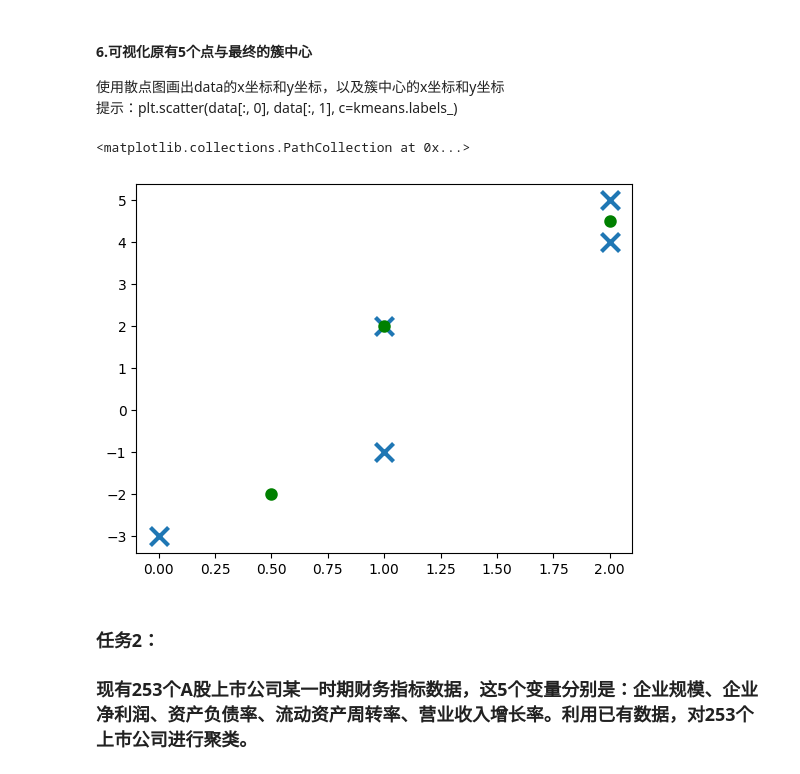
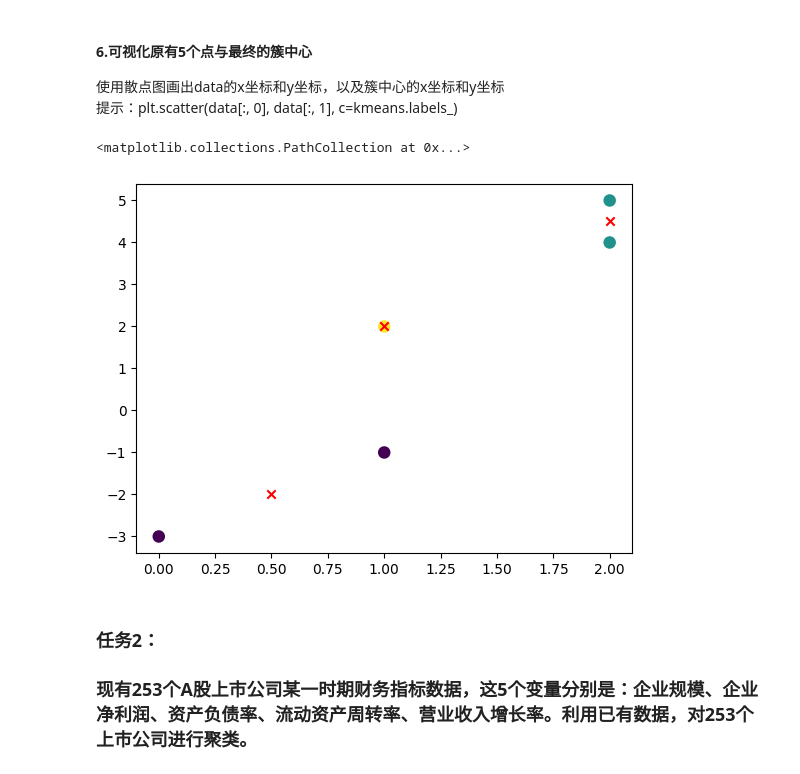
Before and after one commit to yabin00/ML, a Jupyter notebook: 聚类算法应用实验（学生）.ipynb, the cells around one changed output. Drawn from its saved outputs; the diff is of its cells as text; code cells hidden in the pictures.

```diff
--- a/聚类算法应用实验（学生）.ipynb
+++ b/聚类算法应用实验（学生）.ipynb
@@ -36,7 +36,7 @@ print(centers1)
 #### 5.获取迭代2次的簇中心坐标
 # %%
 n_clusters = 3
-n_init = 3
+n_init = 2
 estimator = KMeans(init='k-means++',n_clusters=n_clusters,n_init=n_init)
 estimator.fit(data)
 centers2 = estimator.cluster_centers_
@@ -50,12 +50,12 @@ print(centers2)
 使用散点图画出data的x坐标和y坐标，以及簇中心的x坐标和y坐标<br>
 提示：plt.scatter(data[:, 0], data[:, 1], c=kmeans.labels_)
 # %%
-plt.scatter(data[:, 0], data[:, 1],marker='x', s=169, linewidths=3)
-plt.scatter(centers1[:, 0], centers1[:, 1], color='red')
-plt.scatter(centers2[:, 0], centers2[:, 1], linewidths=3, color='green')
+plt.scatter(data[:, 0], data[:, 1], c=estimator.labels_,linewidths=3)
+plt.scatter(estimator.cluster_centers_[:, 0], estimator.cluster_centers_[:, 1], c='red', marker='x')
+plt.show()
 # %% [output]
 <matplotlib.collections.PathCollection at 0x...>
-[figure, old version]
+[figure, new version]
 # %% [markdown]
 ### 任务2：
 ### 现有253个A股上市公司某一时期财务指标数据，这5个变量分别是：企业规模、企业净利润、资产负债率、流动资产周转率、营业收入增长率。利用已有数据，对253个上市公司进行聚类。
```
Also changed, not shown: parts of 1 cell of this notebook.
